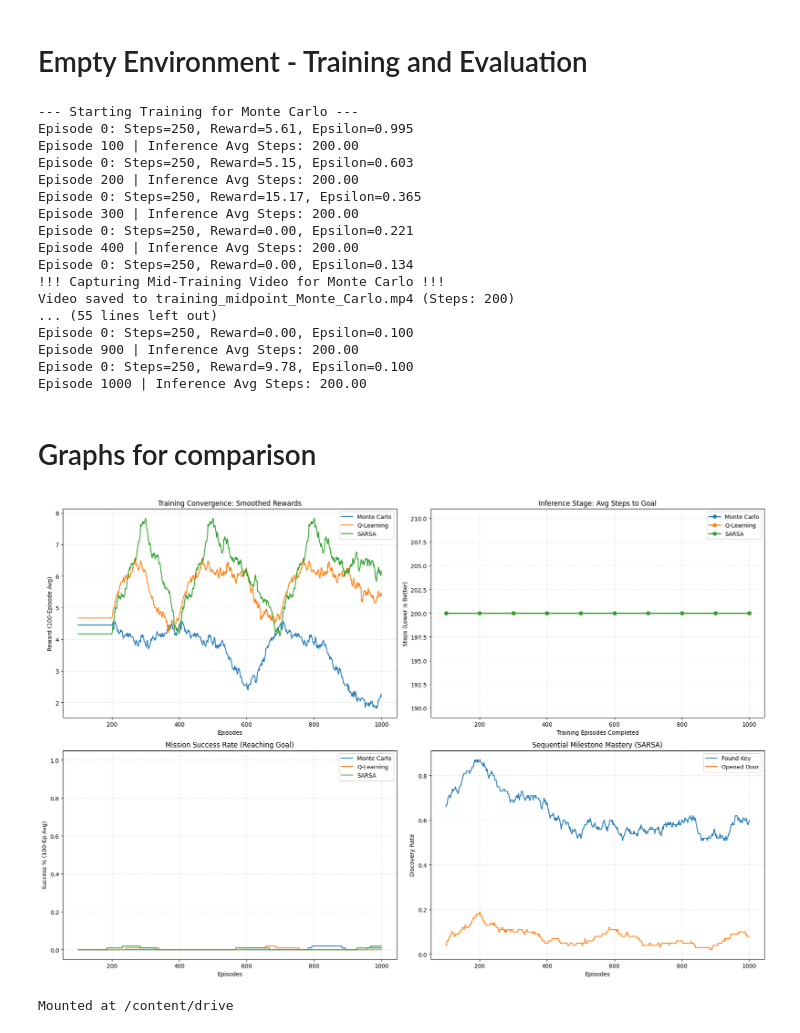
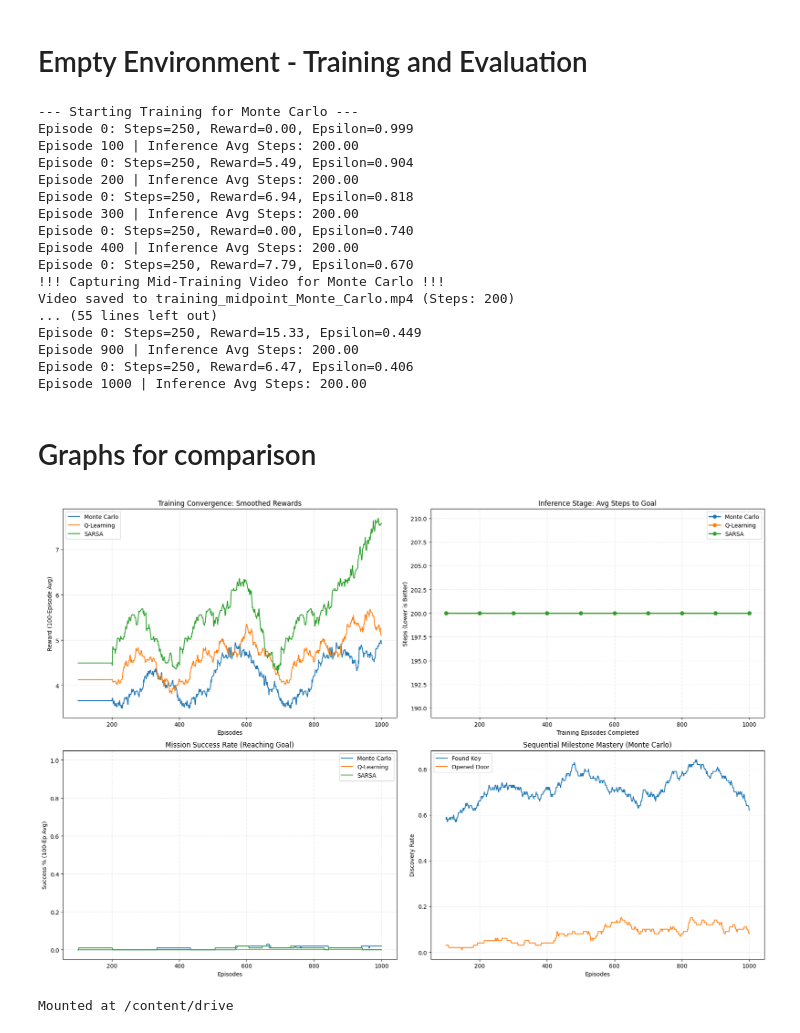
Before and after one commit to shaytanne/runi-reinforcement_learning-assignment2, a Jupyter notebook: MidProject_tabular_RL_Minigrid.ipynb, the cells around one changed output. Saved outputs shown, nothing was run; the diff lists cells and outputs as text; code cells hidden in the pictures.

```diff
--- a/MidProject_tabular_RL_Minigrid.ipynb
+++ b/MidProject_tabular_RL_Minigrid.ipynb
@@ -787,10 +787,10 @@ class BaseAgent(ABC):
 
         # init Q-table
         # random init # todo: consider other inits optoins
-        self.q_table = np.random.uniform(low=0, high=0.01, size=(num_states, num_actions))
+        #self.q_table = np.random.uniform(low=0, high=0.01, size=(num_states, num_actions))
         # Initialise all values to 1 enable better exploration
-        self.q_table = np.ones((num_states, num_actions))
-        #self.q_table = np.zeros((num_states, num_actions))
+        #self.q_table = np.ones((num_states, num_actions))
+        self.q_table = np.zeros((num_states, num_actions))
 
     def choose_action(self, state_idx: int, force_greedy: bool = False) -> int:
         """
@@ -1058,7 +1059,7 @@ class ExperimentRunner:
             self.rewards_history.append(total_reward)
             self.steps_history.append(steps)
             # decay epsilon
-            self.agent.epsilon = max(0.1, self.agent.epsilon * 0.995)
+            self.agent.epsilon = max(0.05, self.agent.epsilon * 0.999)
 
             if print_info and episode % 100 == 0:
                 print(f"Episode {episode}: Steps={steps}, Reward={total_reward:.2f}, Epsilon={self.agent.epsilon:.3f}")
@@ -1191,11 +1192,11 @@ num_actions = env.action_space.n
 
 agents = {
     # An Optimal Solution for MC
-    "Monte Carlo": MCAgent(n_states=num_states_key, n_actions = num_actions_key, lr=0.05, gamma =0.999, epsilon = 1.0),
+    "Monte Carlo": MCAgent(n_states=num_states_key, n_actions = num_actions_key, lr=0.01, gamma =0.99, epsilon = 1.0),
     # An Optimal Solution for Q-Learning
-    "Q-Learning": QLearningAgent(num_states=num_states_key, num_actions=num_actions_key, lr=0.01, gamma=0.959, epsilon=1.0),
+    "Q-Learning": QLearningAgent(num_states=num_states_key, num_actions=num_actions_key, lr=0.02, gamma=0.99, epsilon=1.0),
     # An Optimal Solution for SARSA
-    "SARSA": SARSAAgent(num_states=num_states_key, num_actions=num_actions_key, lr=0.01, gamma = 0.959, epsilon=1.0)
+    "SARSA": SARSAAgent(num_states=num_states_key, num_actions=num_actions_key, lr=0.02, gamma = 0.99, epsilon=1.0)
 }
 
 inference_checkpoints = list(range(eval_interval, total_episodes + 1, eval_interval))
@@ -1263,21 +1264,21 @@ for name, agent in agents.items():
     runner_key.close()
 # %% [output]
 --- Starting Training for Monte Carlo ---
-Episode 0: Steps=250, Reward=5.61, Epsilon=0.995
+Episode 0: Steps=250, Reward=0.00, Epsilon=0.999
 Episode 100 | Inference Avg Steps: 200.00
-Episode 0: Steps=250, Reward=5.15, Epsilon=0.603
+Episode 0: Steps=250, Reward=5.49, Epsilon=0.904
 Episode 200 | Inference Avg Steps: 200.00
-Episode 0: Steps=250, Reward=15.17, Epsilon=0.365
+Episode 0: Steps=250, Reward=6.94, Epsilon=0.818
 Episode 300 | Inference Avg Steps: 200.00
-Episode 0: Steps=250, Reward=0.00, Epsilon=0.221
+Episode 0: Steps=250, Reward=0.00, Epsilon=0.740
 Episode 400 | Inference Avg Steps: 200.00
-Episode 0: Steps=250, Reward=0.00, Epsilon=0.134
+Episode 0: Steps=250, Reward=7.79, Epsilon=0.670
 !!! Capturing Mid-Training Video for Monte Carlo !!!
 Video saved to training_midpoint_Monte_Carlo.mp4 (Steps: 200)
 ... (55 lines left out)
-Episode 0: Steps=250, Reward=0.00, Epsilon=0.100
+Episode 0: Steps=250, Reward=15.33, Epsilon=0.449
 Episode 900 | Inference Avg Steps: 200.00
-Episode 0: Steps=250, Reward=9.78, Epsilon=0.100
+Episode 0: Steps=250, Reward=6.47, Epsilon=0.406
 Episode 1000 | Inference Avg Steps: 200.00
 # %% [markdown]
 # Graphs for comparison
@@ -1334,35 +1335,35 @@ def plot_rl_results(results, inference_checkpoints, window_size=100):
     ax3.set_title("Mission Success Rate (Reaching Goal)")
     ax3.set_xlabel("Episodes")
     ax3.set_ylabel(f"Success % ({window_size}-Ep Avg)")
     ax3.set_ylim(-0.05, 1.05) # Keeps success between 0 and 100%
     ax3.legend()
     ax3.grid(True, linestyle=':', alpha=0.6)
 
     # --- Plot 4: (e.g., Key Discovery Rate for a specific agent) ---
     # Alternatively, you can use axes[1, 1] to show how "Key" leads to "Door"
     # copy and paste this into agent : Q-Learning , Monte Carlo, SARSA
-    agent = "SARSA"
+    agent = "Monte Carlo"
     if agent in results:
         res = results[agent]
         for metric, label_name in [("key_success", "Found Key"), ("door_success", "Opened Door")]:
             metric_data = np.array(res[metric])
             if len(metric_data) > 1000: metric_data = metric_data[:1000]
             smoothed_m = np.convolve(metric_data, np.ones(window_size)/window_size, mode='valid')
             axes[1, 1].plot(np.arange(window_size, len(metric_data)+1), smoothed_m, label=label_name)
 
         axes[1, 1].set_title(f"Sequential Milestone Mastery ({agent})")
         axes[1, 1].set_xlabel("Episodes")
         axes[1, 1].set_ylabel("Discovery Rate")
         axes[1, 1].legend()
         axes[1, 1].grid(True, linestyle=':', alpha=0.6)
 
     plt.tight_layout()
     plt.savefig("DetailedExperimentAnalysis.png")
     plt.show()
 
 plot_rl_results(results, inference_checkpoints)
 # %% [output]
-[figure, old version]
+[figure, new version]
 # %%
 from google.colab import drive
 drive.mount('/content/drive')
```
Also changed, not shown: parts of 1 cell of this notebook.
